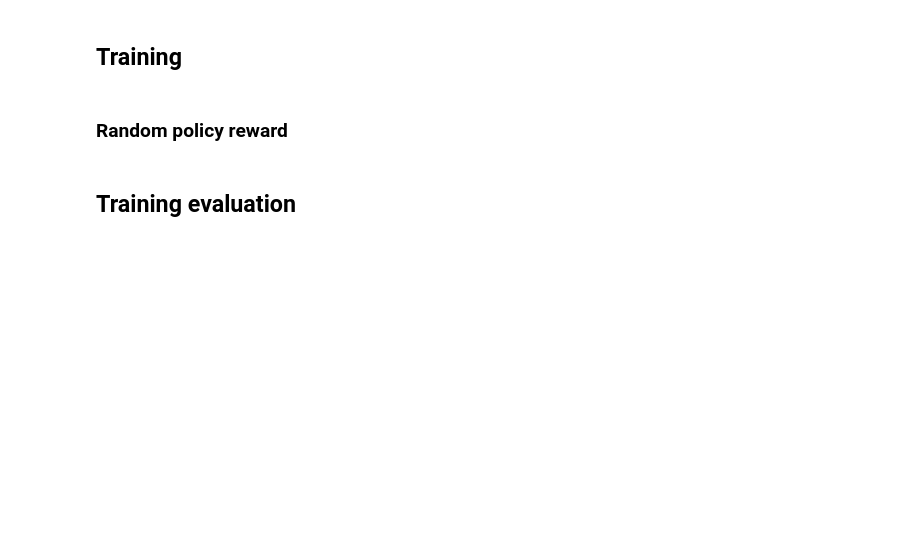
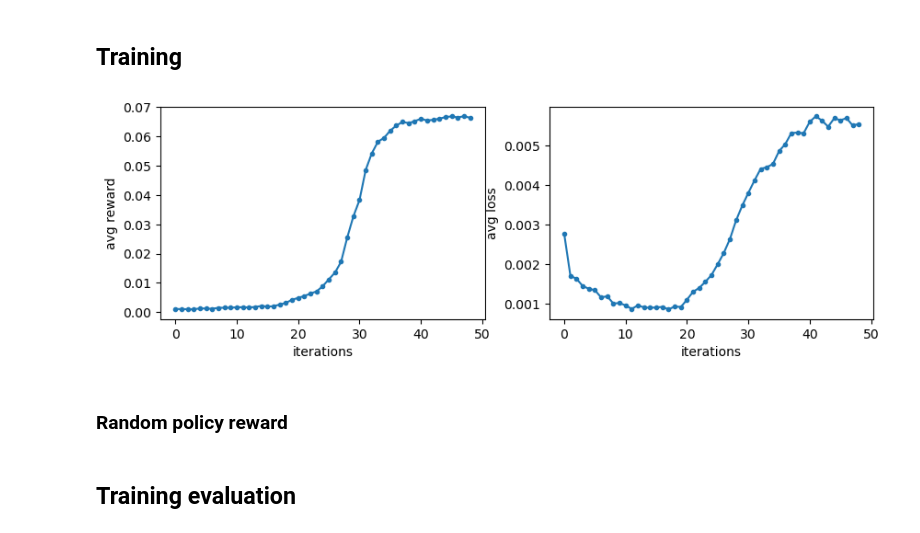
Before and after one commit to AlbertoSinigaglia/snake-reinforcement-learning, a Jupyter notebook: double_q_learning_learns_walls/main.ipynb, the cells around one changed output. Saved outputs shown, nothing was run; the diff lists cells and outputs as text; code cells hidden in the pictures; blank space fills up the shorter version.

```diff
--- a/double_q_learning_learns_walls/main.ipynb
+++ b/double_q_learning_learns_walls/main.ipynb
@@ -56,8 +36,0 @@ def animate(_):
-# %%
-fig, axs = plt.subplots(1,4, figsize=(10,3))
-images = []
-for b, ax in zip(demo_env.boards, axs.flatten()):
-    ax.get_yaxis().set_visible(False)
-    ax.get_xaxis().set_visible(False)
-    images.append(ax.imshow(b, origin="lower"))
-anim = FuncAnimation(fig, animate, interval=30)
@@ -101,5 +69,6 @@ qtarget = tf.keras.models.clone_model(
 ## Training
 # %%
 policy = EpsGreedyPolicy()
-policy.iter = policy.exp_iter
+if LOAD_FROM_MEMORY: # start with the most eps-greedy policy possible, to avoid forgetting
+    policy.iter = policy.exp_iter
 # %%
@@ -125,39 +96,43 @@ def train_step(samples, qfunction, qtarget):
 # %%
 losses = []
 # %%
-%matplotlib inline
 for iteration in trange(ITERATIONS):
+    # every RESET_EVERY_N reset the target to avoid covariante update
     if iteration % RESET_EVERY_N == 0:
         qtarget.set_weights(qfunction.get_weights())
 
+    # perform a step, store the SARS batch into memory, sample from it
     state = env_.to_state()
     actions = policy.sample(qfunction(env_.to_state()))
     rewards = env_.move(actions)
     new_state = env_.to_state()
     replay_memory.store(state, actions, rewards, new_state)
     samples = replay_memory.sample()
 
+    # if we have enough samples to sample from, start regressing
     if len(samples) >= replay_memory.minibatch_size:
         avg_rewards.append(np.mean(rewards))
         loss = train_step(samples, qfunction, qtarget)
         losses.append(
             loss
         )
-    N = 2000
+    N = 100
     if len(avg_rewards) % N == 0 and len(avg_rewards) > 0:
         # clear output
         clear_output(wait=True)
         points_r = np.array(avg_rewards[:len(avg_rewards)//N*N]).reshape((-1, N)).mean(axis=-1)
         points_t = np.array(losses[:len(losses)//N*N]).reshape((-1, N)).mean(axis=-1)
         fig, axs = plt.subplots(1,2, figsize=(10,3))
         axs[0].plot(points_r, marker=".")
         axs[0].set_xlabel("iterations")
         axs[0].set_ylabel("avg reward")
         axs[1].plot(points_t, marker=".")
         axs[1].set_xlabel("iterations")
         axs[1].set_ylabel("avg loss")
         plt.show()
         # save
         with open(f"{MODELS_PREFIX}/training.txt", "w+") as file:
             json.dump(np.array(avg_rewards).tolist(), file)
         qfunction.save_weights(f"{MODELS_PREFIX}/agent")
+# %% [output]
+[figure, added]
```
Also changed, not shown: parts of 18 cells of this notebook, 55 other files.
